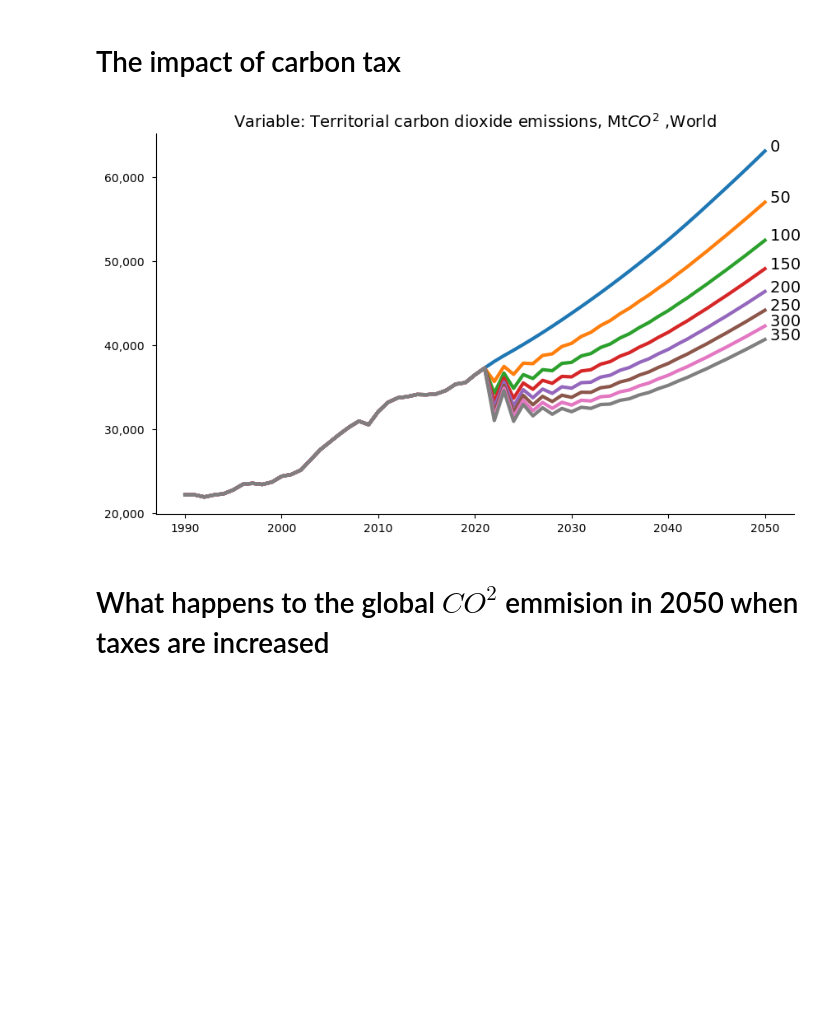
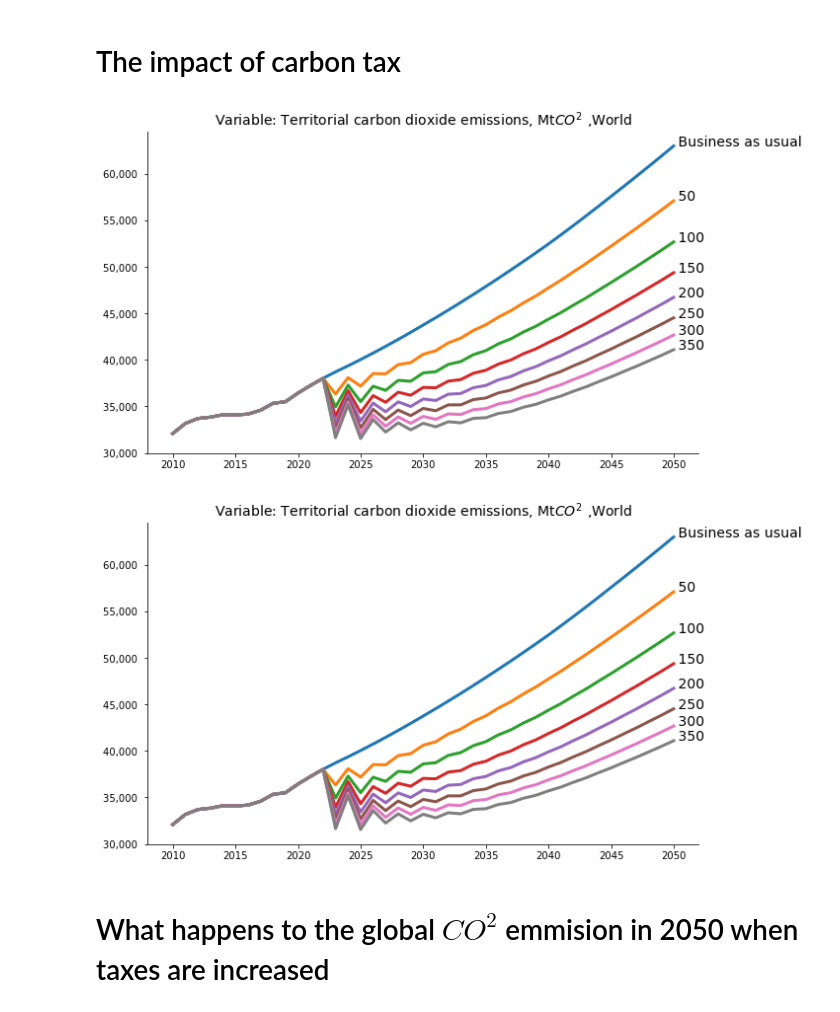
Before and after one commit to IbHansen/UNESCAP-Asia, a Jupyter notebook: Asia/Impact of carbon tax rates changed from 2021 and forward .ipynb, the cells around one changed output. Cells and saved outputs as stored; diff of their text form; code cells hidden in the pictures; blank space fills up the shorter version.

```diff
--- a/Asia/Impact of carbon tax rates changed from 2021 and forward .ipynb
+++ b/Asia/Impact of carbon tax rates changed from 2021 and forward .ipynb
@@ -52,20 +49,25 @@ co2_baseline_asean = baseline.loc[:,co2_input_var_asean].pipe(lambda df:df.renam
 # The impact of carbon tax
 # %%
 # Make experiments
+masia.keep_solutions={}
+keep_var = '*_CO2 *_yer  *_head??'
+thisdf = baseline.copy()
+masia(thisdf,keep = f'Business as usual',keep_variables=keep_var,progressbar=0)
 rate_var =  [f'{country}_GCARBR_A' for country in masia.countries_GCARBR_A]
-experiments = list(range(0,360,50))
+experiments = list(range(50,360,50))
 bars = '{desc}: {percentage:3.0f}%|{bar}|Experiment {n_fmt}/{total_fmt}'
 with tqdm(total=len(experiments),desc='Simulating different taxrates',bar_format=bars) as pbar:
     for rate in experiments:
         thisdf = baseline.copy()
-        thisdf.loc[2021,rate_var] = thisdf.loc[2021,rate_var] + rate
-        masia(thisdf,keep = f'{rate}',keep_variables='*_CO2',progressbar=0)
+        thisdf.loc[2022,rate_var] = thisdf.loc[2021,rate_var] + rate
+        masia(thisdf,keep = f'{rate}',keep_variables=keep_var,progressbar=0)
         pbar.update()
 # %%
-with masia.set_smpl(1990,2050):
+with masia.set_smpl(2010,2050):
     display(masia.keep_plot('wld_co2',legend=0)['WLD_CO2'])
 # %% [output]
-[figure, old version]
+[figure, new version]
+[figure, added]
 # %% [markdown]
 # What happens to the global $CO^2$ emmision in 2050 when taxes are increased
 # %%
```
Also changed, not shown: parts of 4 cells of this notebook, 4 other files.
